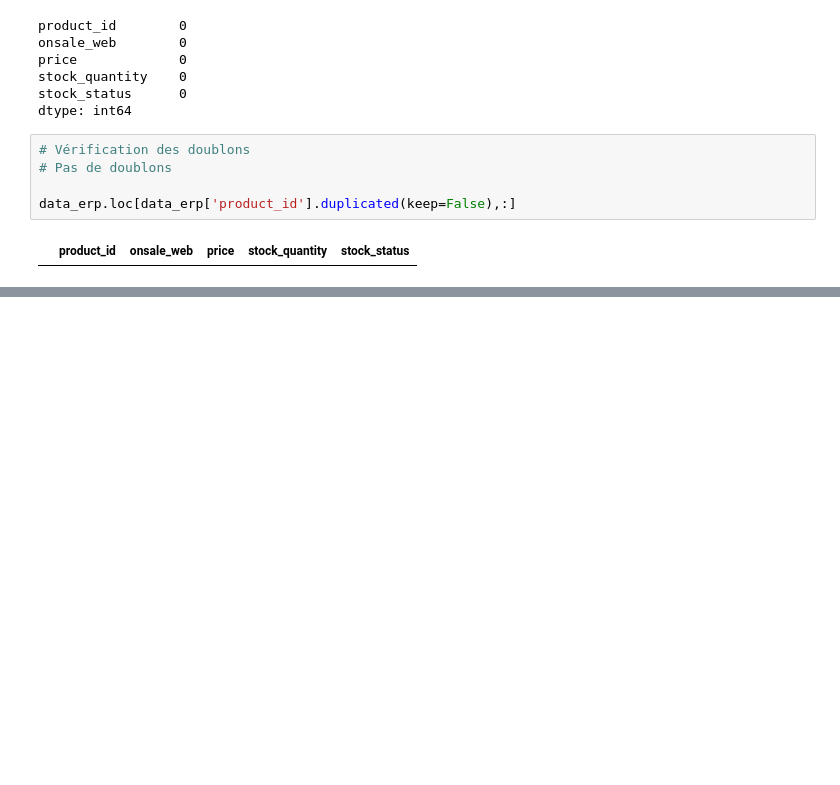
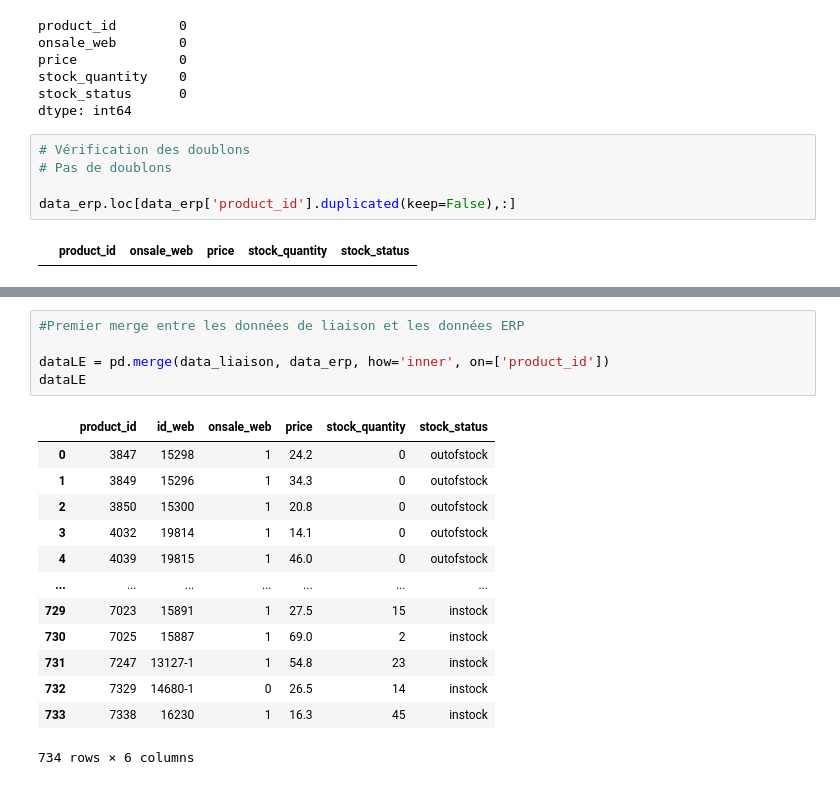
Before and after one commit to stevietchinda/Gestion-des-donn-es-d-une-boutique, a Jupyter notebook: data/fine_wine.ipynb, the cells around one changed output, grey strips where cells are left out. Drawn from its saved outputs; the diff is of its cells as text; blank space fills up the shorter version.

```diff
--- a/data/fine_wine.ipynb
+++ b/data/fine_wine.ipynb
@@ -344,0 +408,19 @@ instock = data_erp[data_erp['stock_status']== 'instock']
+# %%
+#Premier merge entre les données de liaison et les données ERP
+
+dataLE = pd.merge(data_liaison, data_erp, how='inner', on=['product_id'])
+dataLE
+# %% [output]
+|  | product_id | id_web | onsale_web | price | stock_quantity | stock_status |
+| 0 | 3847 | 15298 | 1 | 24.2 | 0 | outofstock |
+| 1 | 3849 | 15296 | 1 | 34.3 | 0 | outofstock |
+| 2 | 3850 | 15300 | 1 | 20.8 | 0 | outofstock |
+| 3 | 4032 | 19814 | 1 | 14.1 | 0 | outofstock |
+| 4 | 4039 | 19815 | 1 | 46.0 | 0 | outofstock |
+| ... | ... | ... | ... | ... | ... | ... |
+| 729 | 7023 | 15891 | 1 | 27.5 | 15 | instock |
+| 730 | 7025 | 15887 | 1 | 69.0 | 2 | instock |
+| 731 | 7247 | 13127-1 | 1 | 54.8 | 23 | instock |
+| 732 | 7329 | 14680-1 | 0 | 26.5 | 14 | instock |
+| 733 | 7338 | 16230 | 1 | 16.3 | 45 | instock |
+734 rows × 6 columns
```
Also changed, not shown: parts of 17 cells of this notebook.
